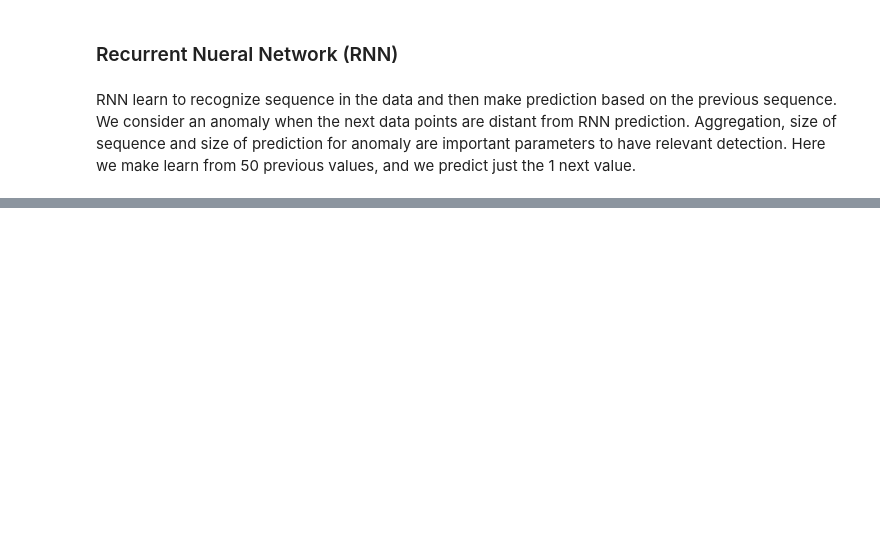
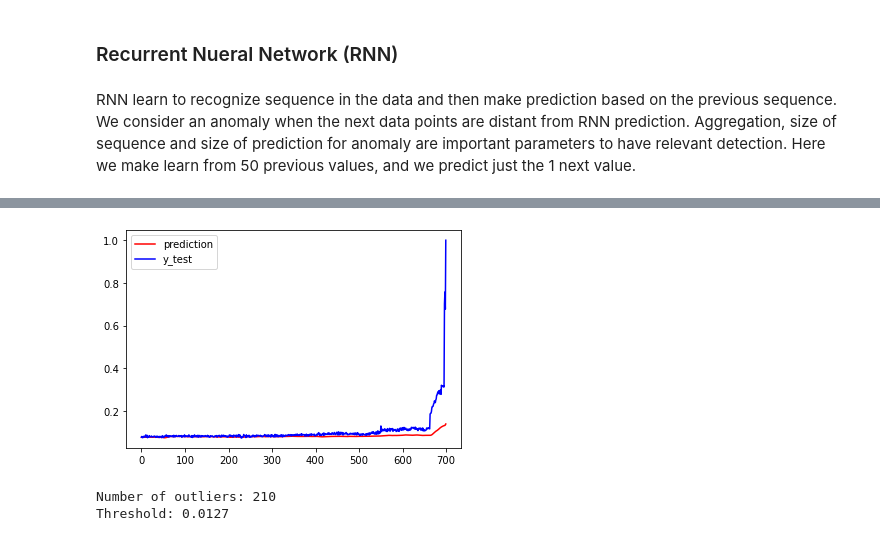
Before and after one commit to 3minuterecord/predictiveMaintenancePortfolio, a Jupyter notebook: Predictive Maintenance.ipynb, the cells around one changed output, grey strips where cells are left out. Saved outputs shown, nothing was run; the diff lists cells and outputs as text; code cells hidden in the pictures; blank space fills up the shorter version.

Commit message:
Add LSTM for B3-ch5

```diff
--- a/Predictive Maintenance.ipynb
+++ b/Predictive Maintenance.ipynb
@@ -788,0 +841,17 @@ import sys
+# %%
+lstm_model.add(Dropout(0.2))
+
+lstm_model.add(LSTM(
+    100,
+    return_sequences=False))
+
+lstm_model.add(Dropout(0.2))
+
+lstm_model.add(Dense(
+    units=1))
+
+lstm_model.add(Activation('linear'))
+
+start = time.time()
+lstm_model.compile(loss='mse', optimizer='rmsprop')
+print('compilation time : {}'.format(time.time() - start))
@@ -788,0 +860,10 @@ import sys
+# %%
+# Train the model
+#nb_epoch = 350
+
+lstm_model.fit(
+    x_train,
+    y_train,
+    batch_size = 3028,
+    epochs = 30,
+    validation_split = 0.1)
@@ -788,0 +889,39 @@ import sys
+# %%
+# Create the list of difference between prediction and test data
+loaded_model = lstm_model
+diff = []
+ratio = []
+p = loaded_model.predict(x_test)
+# Predictions = lstm.predict_sequences_multiple(loaded_model, x_test, 50, 50)
+for u in range(len(y_test)):
+    pr = p[u][0]
+    ratio.append((y_test[u] / pr) - 1)
+    diff.append(abs(y_test[u] - pr))
+# %%
+# plot the prediction and the reality (for the test data)
+fig, axs = plt.subplots()
+axs.plot(p, color = 'red', label = 'prediction')
+axs.plot(y_test, color = 'blue', label = 'y_test')
+plt.legend(loc = 'upper left')
+plt.show()
+# %% [output]
+[figure, added]
+# %%
+outliers_fraction = 0.10 # Results for 0.3 is also interesting!
+
+# select the most distant prediction/reality data points as anomalies
+diff = pd.Series(diff)
+number_of_outliers = int(outliers_fraction * len(diff))
+print('Number of outliers: ' + str(number_of_outliers))
+
+threshold = diff.nlargest(number_of_outliers).min()
+print('Threshold: ' + str(round(threshold, 4)))
+
+# data with anomaly label (test data part)
+test = (diff >= threshold).astype(int)
+
+# the training data part where we didn't predict anything (overfitting possible): no anomaly
+complement = pd.Series(0, index=np.arange(len(data_n) - testdatasize))
+# %% [output]
+Number of outliers: 210
+Threshold: 0.0127
```
Also changed, not shown: parts of 34 cells of this notebook, 1 other file.
